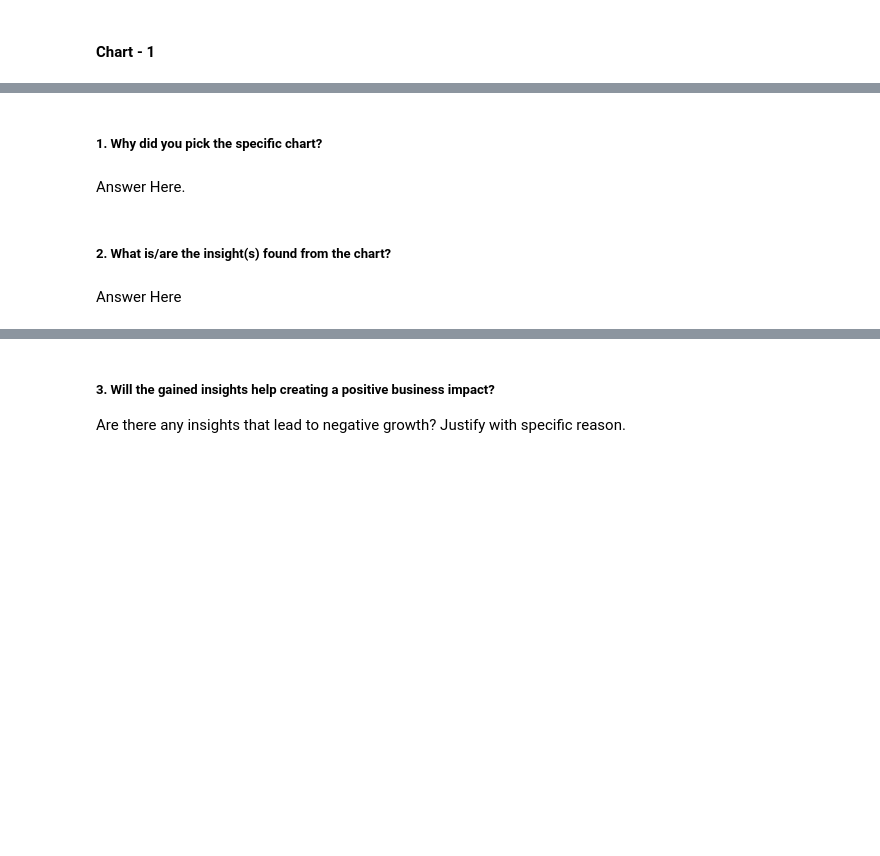
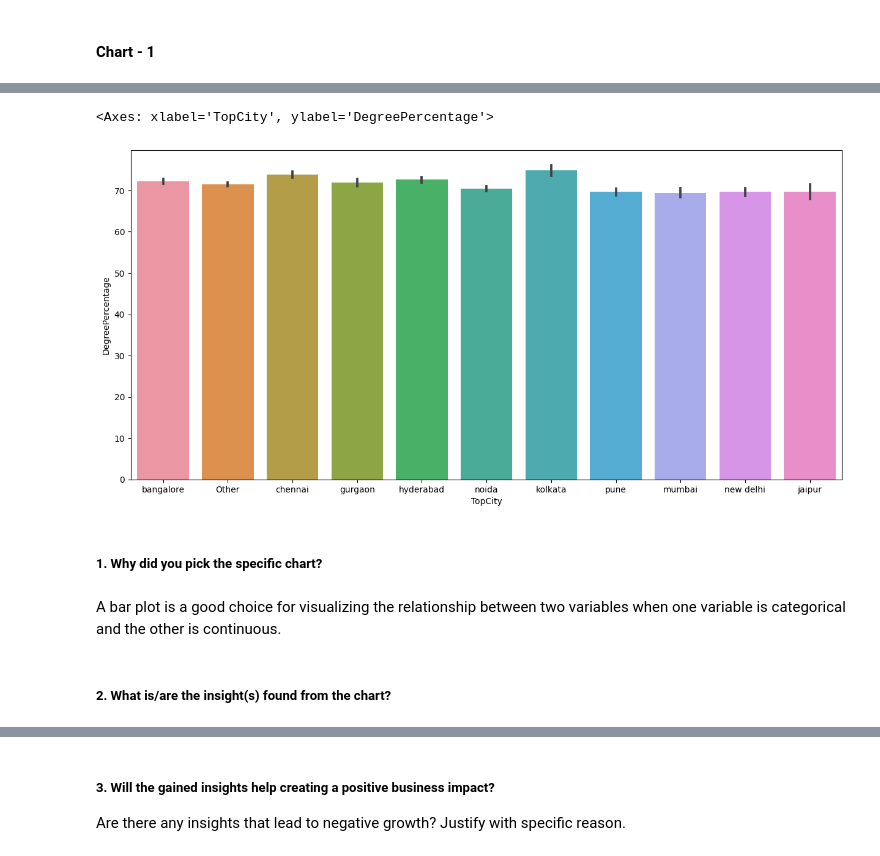
Before and after one commit to pavan-stark/AMEO-DATA, a Jupyter notebook: AMEO_DATA.ipynb, the cells around one changed output, grey strips where cells are left out. Cells and saved outputs as stored; diff of their text form; code cells hidden in the pictures; blank space fills up the shorter version.

```diff
--- a/AMEO_DATA.ipynb
+++ b/AMEO_DATA.ipynb
@@ -702,8 +679,12 @@ for col in num_cols:
+# %%
+plt.figure(figsize=(15, 7))
+sns.barplot(x = df.TopCity, y = df.DegreePercentage)
+# %% [output]
+<Axes: xlabel='TopCity', ylabel='DegreePercentage'>
+[figure, added]
 # %% [markdown]
 ##### 1. Why did you pick the specific chart?
-# %% [markdown]
-Answer Here.
+# %% [markdown]
+A bar plot is a good choice for visualizing the relationship between two variables when one variable is categorical and the other is continuous.
 # %% [markdown]
 ##### 2. What is/are the insight(s) found from the chart?
-# %% [markdown]
-Answer Here
```
Also changed, not shown: parts of 166 cells of this notebook.
